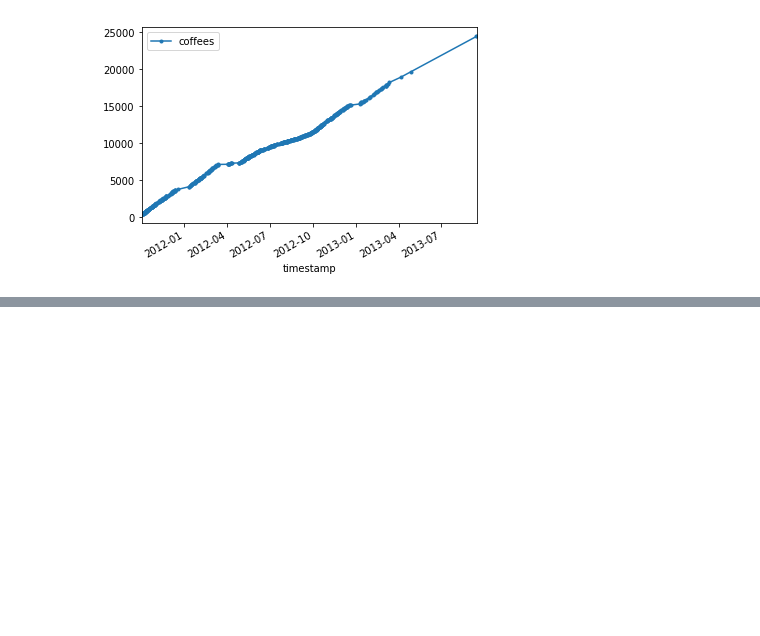
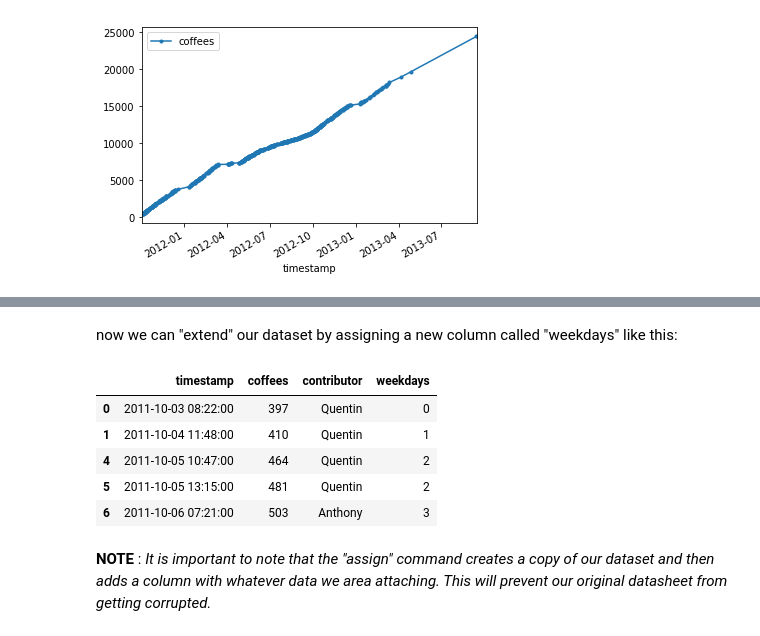
Before and after one commit to Gorchs/Pandas_Tutorial, a Jupyter notebook: Pandas Tutorial Notebook V1.0.ipynb, the cells around one changed output, grey strips where cells are left out. Saved outputs shown, nothing was run; the diff lists cells and outputs as text; code cells hidden in the pictures; blank space fills up the shorter version.

```diff
--- a/Pandas Tutorial Notebook V1.0.ipynb
+++ b/Pandas Tutorial Notebook V1.0.ipynb
@@ -316,0 +432,3 @@ data.plot(x=data.timestamp,style=".-")
+# %%
+weekdays=data.timestamp.dt.weekday
+weekdays
@@ -316,0 +453,14 @@ data.plot(x=data.timestamp,style=".-")
+# %% [markdown]
+now we can "extend" our dataset by assigning a new column called "weekdays" like this:
+# %%
+data=data.assign(weekdays=weekdays)
+data.head()
+# %% [output]
+|  | timestamp | coffees | contributor | weekdays |
+| 0 | 2011-10-03 08:22:00 | 397 | Quentin | 0 |
+| 1 | 2011-10-04 11:48:00 | 410 | Quentin | 1 |
+| 4 | 2011-10-05 10:47:00 | 464 | Quentin | 2 |
+| 5 | 2011-10-05 13:15:00 | 481 | Quentin | 2 |
+| 6 | 2011-10-06 07:21:00 | 503 | Anthony | 3 |
+# %% [markdown]
+**NOTE** : *It is important to note that the "assign" command creates a copy of our dataset and then adds a column with whatever data we area attaching. This will prevent our original datasheet from getting corrupted.*
```
Also changed, not shown: parts of 31 cells of this notebook.
